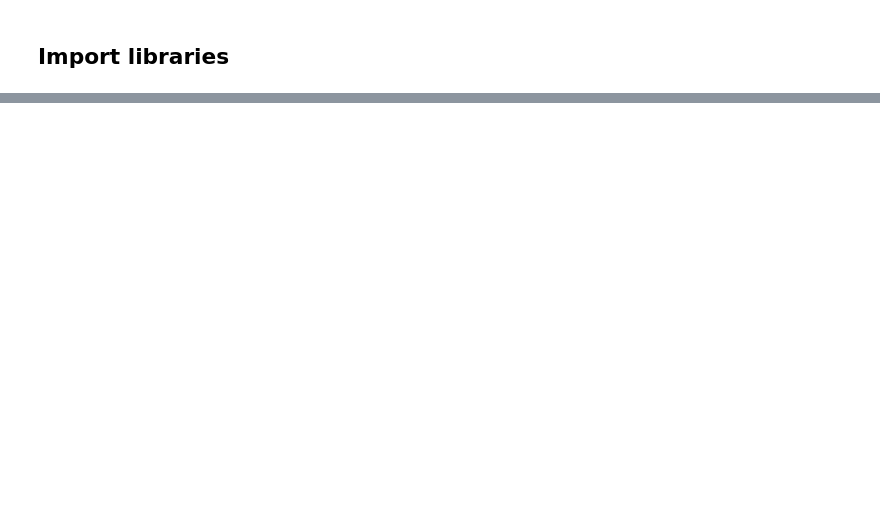
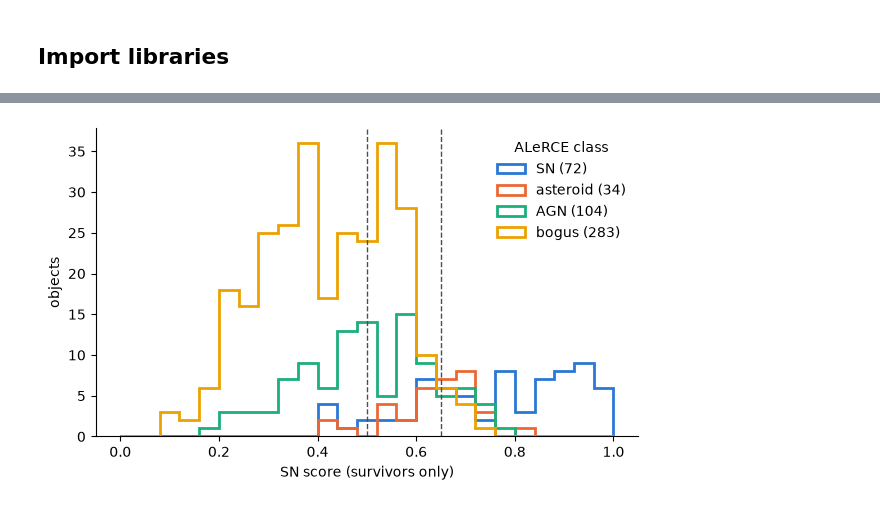
Before and after one commit to ykangastro/Team3_SNe_Host_Matching, a Jupyter notebook: notebooks/alerce_classification.ipynb, the cells around one changed output, grey strips where cells are left out. Drawn from its saved outputs; the diff is of its cells as text; code cells hidden in the pictures; blank space fills up the shorter version.

```diff
--- a/notebooks/alerce_classification.ipynb
+++ b/notebooks/alerce_classification.ipynb
@@ -281,0 +720,26 @@ match_antares
+# %%
+weights = {"p_SN": 0.25, "med_rel": 0.20, "fp_frac_pos3": 0.25, "positive": 0.10,
+           "offset": 0.10, "multiband": 0.05, "smooth": 0.05}
+terms = pd.DataFrame({
+    "p_SN":         feat["p_SN"],
+    "med_rel":      feat["med_rel"],
+    "fp_frac_pos3": feat["fp_frac_pos3"],
+    "positive":     1 - feat["frac_neg"],
+    "offset":       (feat["separationArcsec"] / 0.5).clip(upper=1),
+    "multiband":    feat["n_bands"].clip(upper=3) / 3,
+    "smooth":       (feat["n_rev"] <= 1).astype(float).where(feat["n_rev"].notna()),
+}).fillna(0.5)
+feat["sn_score"] = sum(w * terms[k] for k, w in weights.items())
+
+fig, ax = plt.subplots(figsize=(7, 4))
+for c in class_order:
+    x = feat.loc[(feat["alerce_class"] == c) & ~feat["vetoed"], "sn_score"]
+    if len(x) > 1:
+        ax.hist(x, bins=np.linspace(0, 1, 26), histtype="step", lw=2, color=class_color[c], label=f"{c} ({len(x)})")
+ax.axvline(0.5, ls="--", color="0.3", lw=1); ax.axvline(0.65, ls="--", color="0.3", lw=1)
+ax.set_xlabel("SN score (survivors only)"); ax.set_ylabel("objects")
+ax.spines[["top", "right"]].set_visible(False)
+ax.legend(title="ALeRCE class", frameon=False)
+plt.show()
+# %% [output]
+[figure, added]
```
Also changed, not shown: parts of 88 cells of this notebook, 1 other file.
